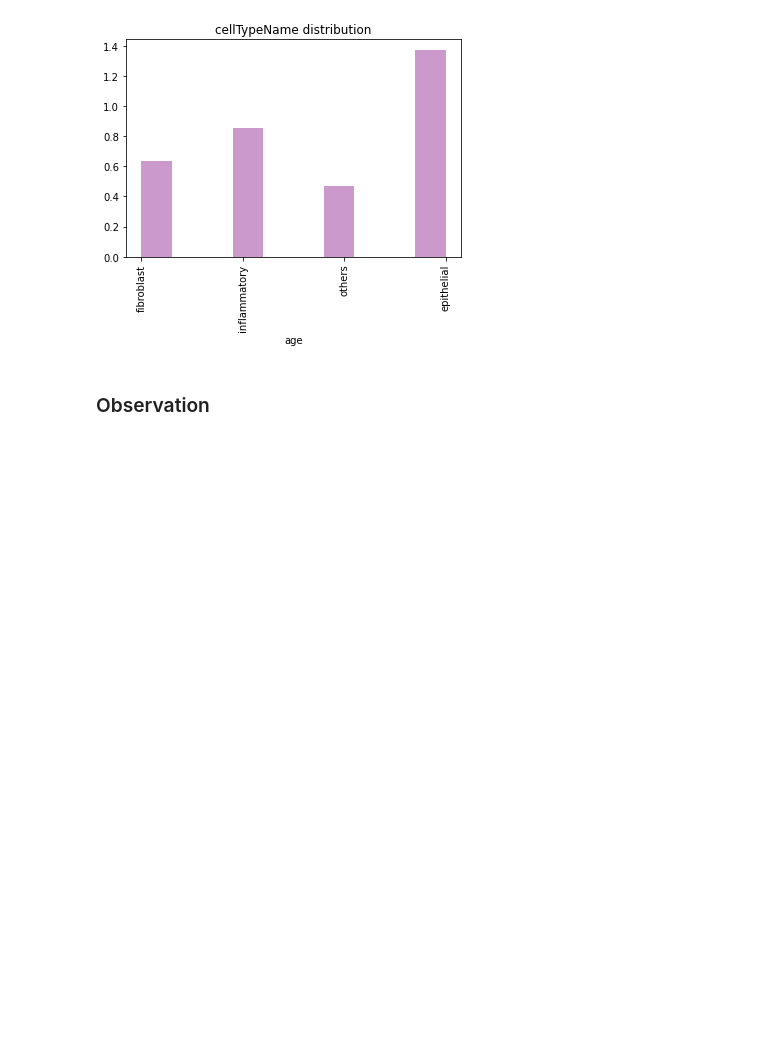
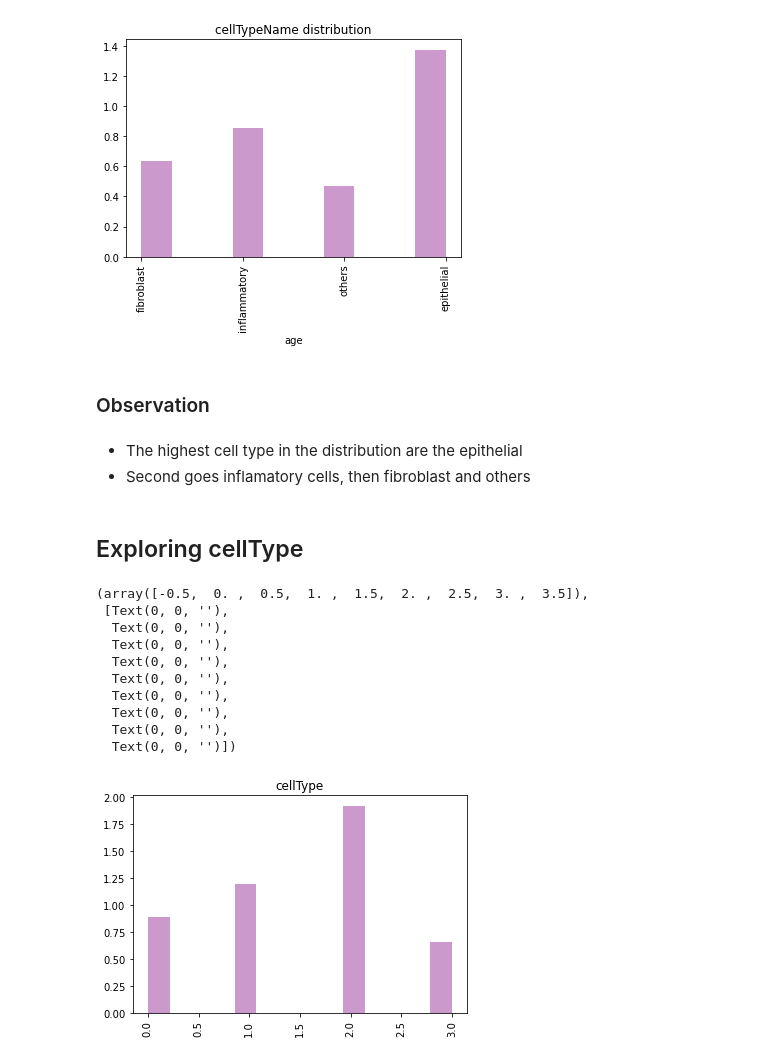
Before and after one commit to sheanaaron/ML_2021_S2_A2, a Jupyter notebook: ML-A2.ipynb, the cells around one changed output. Cells and saved outputs as stored; diff of their text form; code cells hidden in the pictures; blank space fills up the shorter version.

```diff
--- a/ML-A2.ipynb
+++ b/ML-A2.ipynb
@@ -128,3 +128,24 @@ plt.show()
 [figure]
 # %% [markdown]
 ### Observation
+# %% [markdown]
+- The highest cell type in the distribution are the epithelial
+- Second goes inflamatory cells, then fibroblast and others
+# %% [markdown]
+## Exploring cellType
+# %%
+plt.hist(dataLabelsFrame['cellType'], alpha=0.4, color='purple', density='True', bins =14)
+plt.title('cellType')
+plt.xticks(rotation='vertical')
+# %% [output]
+(array([-0.5,  0. ,  0.5,  1. ,  1.5,  2. ,  2.5,  3. ,  3.5]),
+ [Text(0, 0, ''),
+  Text(0, 0, ''),
+  Text(0, 0, ''),
+  Text(0, 0, ''),
+  Text(0, 0, ''),
+  Text(0, 0, ''),
+  Text(0, 0, ''),
+  Text(0, 0, ''),
+  Text(0, 0, '')])
+[figure, added]
```
Also changed, not shown: parts of 15 cells of this notebook.
